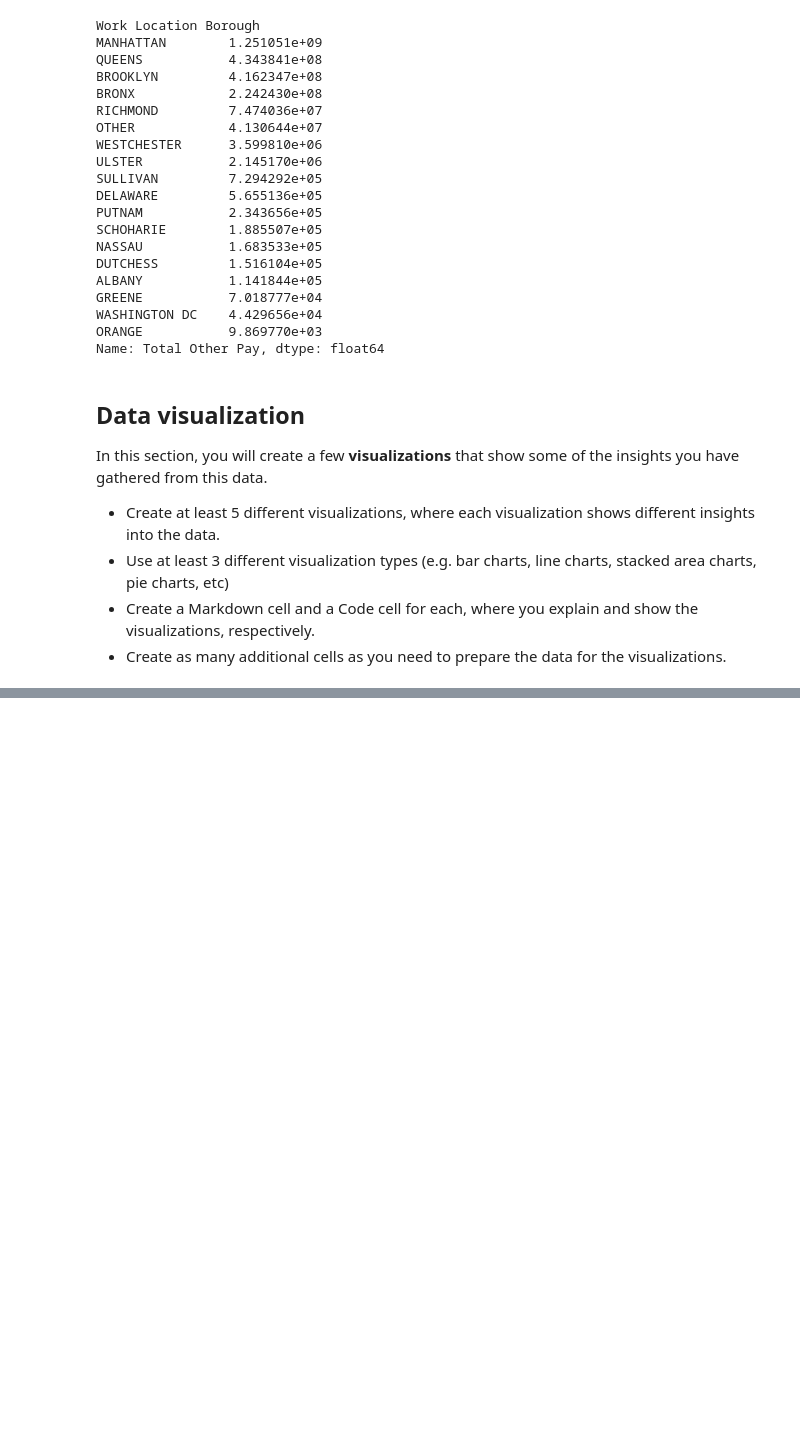
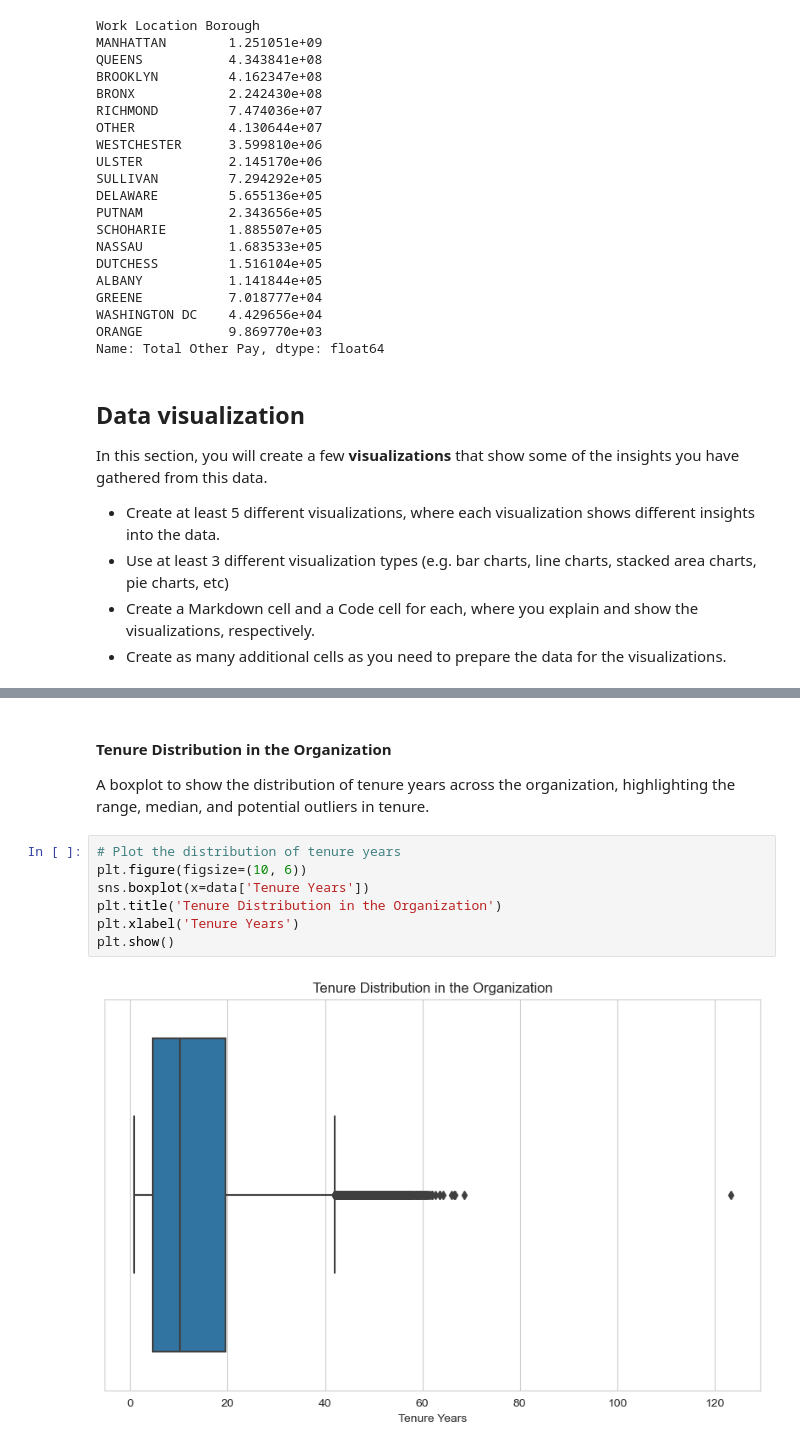
Before and after one commit to dbdesign-students-spring2024/8-pandas-exploration-Liovai, a Jupyter notebook: analysis.ipynb, the cells around one changed output, grey strips where cells are left out. Cells and saved outputs as stored; diff of their text form; blank space fills up the shorter version.

```diff
--- a/analysis.ipynb
+++ b/analysis.ipynb
@@ -356,0 +408,12 @@ In this section, you will create a few **visualizations** that show some of the
+# %% [markdown]
+#### Tenure Distribution in the Organization
+A boxplot to show the distribution of tenure years across the organization, highlighting the range, median, and potential outliers in tenure.
+# %%
+# Plot the distribution of tenure years
+plt.figure(figsize=(10, 6))
+sns.boxplot(x=data['Tenure Years'])
+plt.title('Tenure Distribution in the Organization')
+plt.xlabel('Tenure Years')
+plt.show()
+# %% [output]
+[figure, added]
```
Also changed, not shown: parts of 9 cells of this notebook.
